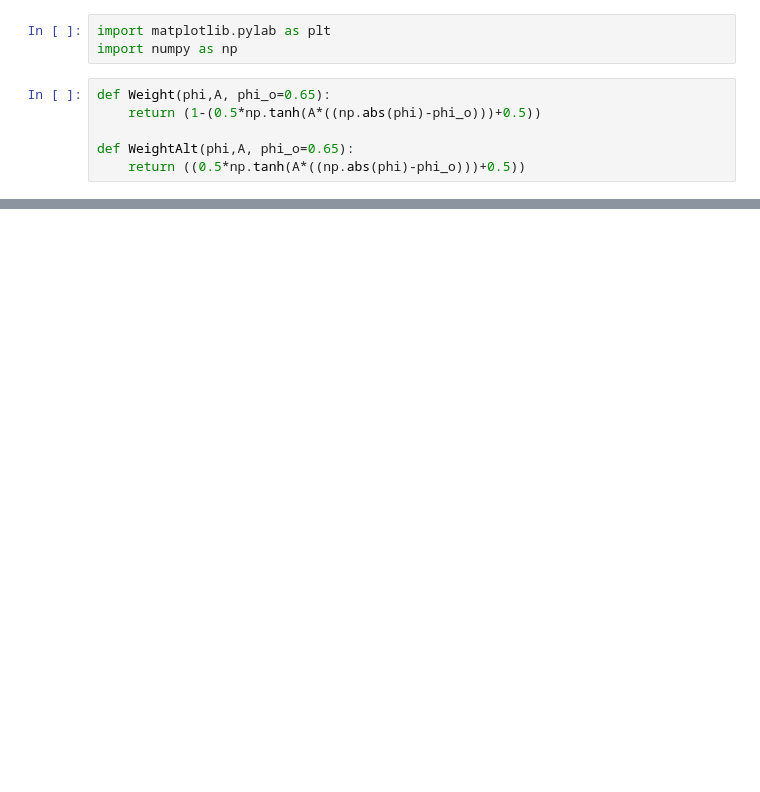
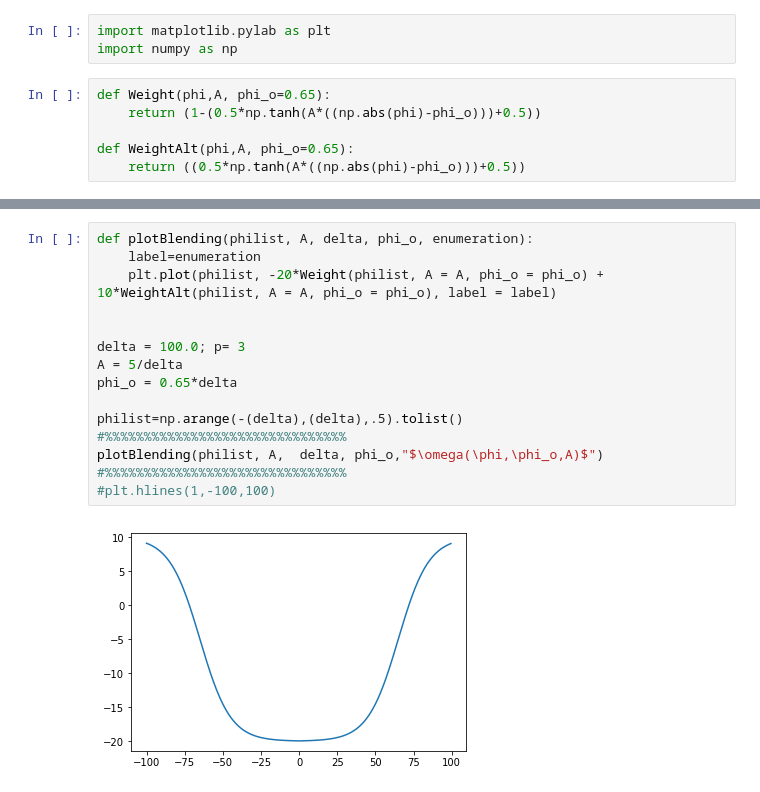
Before and after one commit to Nicolucas/TEAR, a Jupyter notebook: PythonCodes/Utilities/WeightingPlots/SimpleBlendingCheck.ipynb, the cells around one changed output, grey strips where cells are left out. Saved outputs shown, nothing was run; the diff lists cells and outputs as text; blank space fills up the shorter version.

```diff
--- a/PythonCodes/Utilities/WeightingPlots/SimpleBlendingCheck.ipynb
+++ b/PythonCodes/Utilities/WeightingPlots/SimpleBlendingCheck.ipynb
@@ -28,0 +31,17 @@ plotweighting2(philist, A,  delta, phi_o,"$\omega(\phi,\phi_o,A)$")
+# %%
+def plotBlending(philist, A, delta, phi_o, enumeration):
+    label=enumeration
+    plt.plot(philist, -20*Weight(philist, A = A, phi_o = phi_o) + 10*WeightAlt(philist, A = A, phi_o = phi_o), label = label)
+
+
+delta = 100.0; p= 3
+A = 5/delta
+phi_o = 0.65*delta
+
+philist=np.arange(-(delta),(delta),.5).tolist()
+#%%%%%%%%%%%%%%%%%%%%%%%%%%%%%%%
+plotBlending(philist, A,  delta, phi_o,"$\omega(\phi,\phi_o,A)$")
+#%%%%%%%%%%%%%%%%%%%%%%%%%%%%%%%
+#plt.hlines(1,-100,100)
+# %% [output]
+[figure, added]
```
Also changed, not shown: parts of 1 cell of this notebook, 15 other files.
